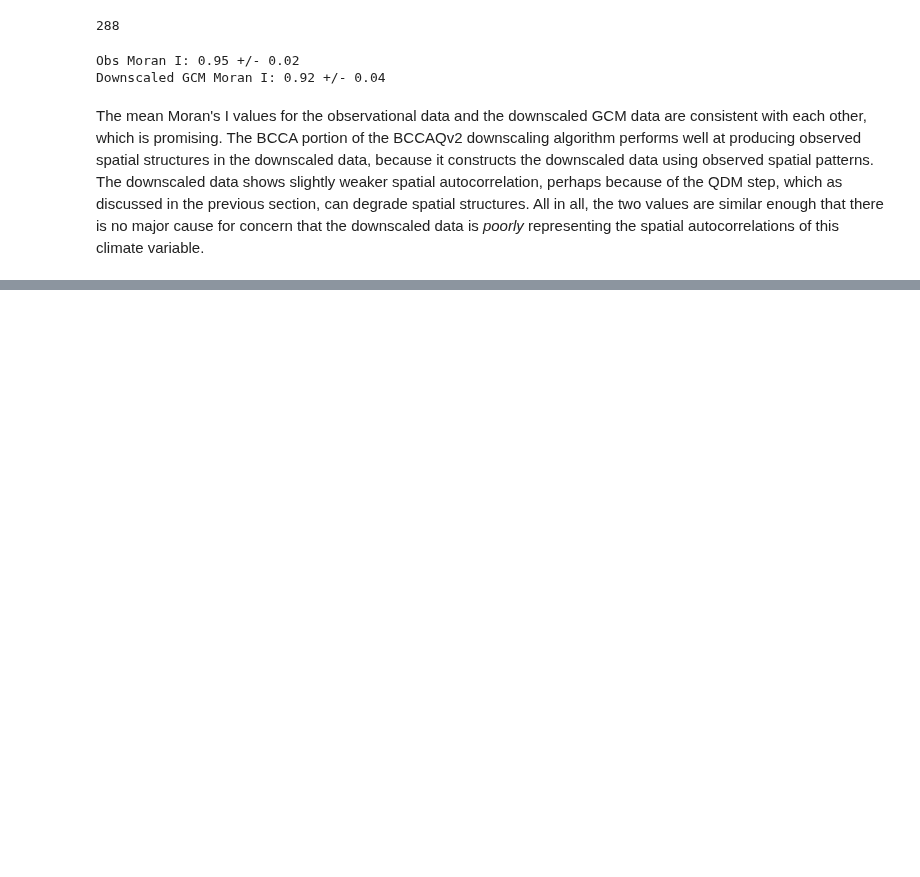
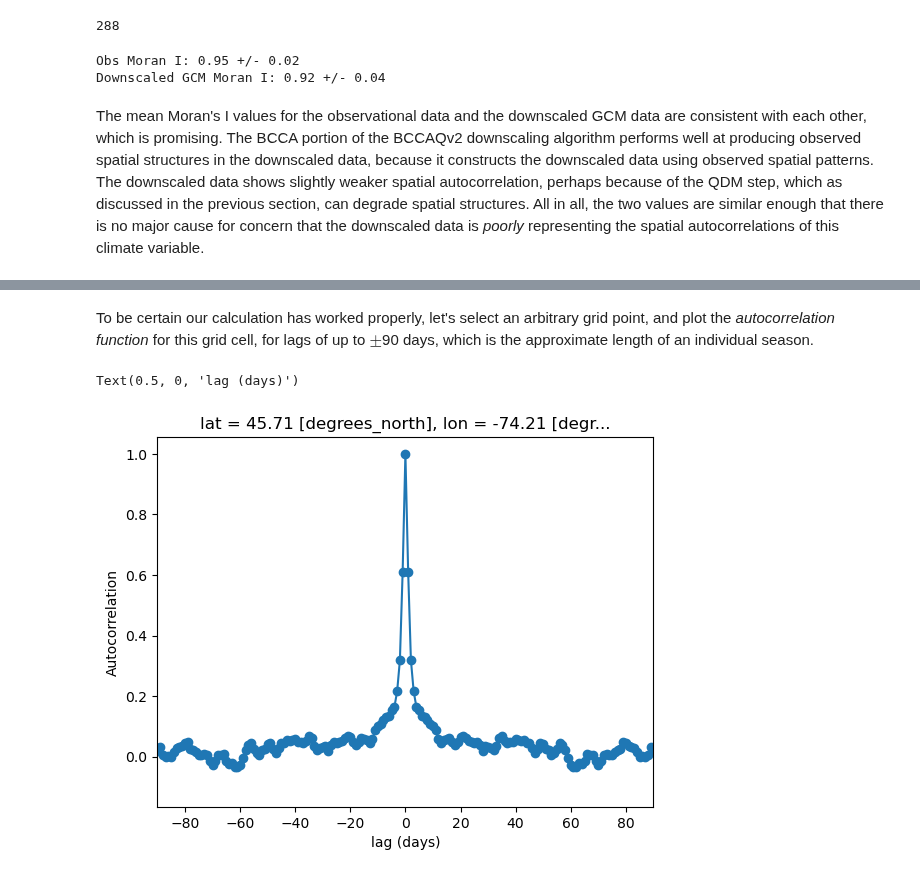
Before and after one commit to mikemorris12/UTCDW_Guidebook, a Jupyter notebook: Chapter4/section4.3_downscaling_validation.ipynb, the cells around one changed output, grey strips where cells are left out. Cells and saved outputs as stored; diff of their text form; code cells hidden in the pictures; blank space fills up the shorter version.

Commit message:
finished part about temporal autocorrelation

```diff
--- a/Chapter4/section4.3_downscaling_validation.ipynb
+++ b/Chapter4/section4.3_downscaling_validation.ipynb
@@ -228,0 +236,29 @@ Here, $k$ is the lag in terms of the number of timesteps, but in climatology we
+# %%
+data_obs_test_mean = data_obs_test.groupby('time.dayofyear').mean('time')
+data_obs_test_demeaned = data_obs_test.groupby('time.dayofyear') - data_obs_test_mean
+
+var_obs_test = data_obs_test_demeaned.var('time')
+ntime_obs_test = len(data_obs_test.time)
+# %%
+autocov = lambda x: np.correlate(x,x,mode='same')
+
+autocov_obs_test = dask.array.apply_along_axis(autocov,
+                                               data_obs_test_demeaned.get_axis_num('time'),
+                                               data_obs_test_demeaned.data).compute()
+
+autocov_obs_test = xr.zeros_like(data_obs_test) + autocov_obs_test
+autocov_obs_test = autocov_obs_test.rename({'time': 'lag'})
+autocov_obs_test['lag'] = np.arange(-ntime_obs_test//2, ntime_obs_test//2, 1)
+
+autocor_obs_test = autocov_obs_test / (ntime_obs_test * var_obs_test)
+# %% [markdown]
+To be certain our calculation has worked properly, let's select an arbitrary grid point, and plot the *autocorrelation function* for this grid cell, for lags of up to $\pm$90 days, which is the approximate length of an individual season.
+# %%
+fig, ax = plt.subplots()
+autocor_obs_test.isel(lat = 5, lon = 4).plot(ax = ax, marker = 'o')
+ax.set_xlim(-90, 90)
+ax.set_ylabel("Autocorrelation")
+ax.set_xlabel("lag (days)")
+# %% [output]
+Text(0.5, 0, 'lag (days)')
+[figure, added]
```
Also changed, not shown: parts of 12 cells of this notebook.
